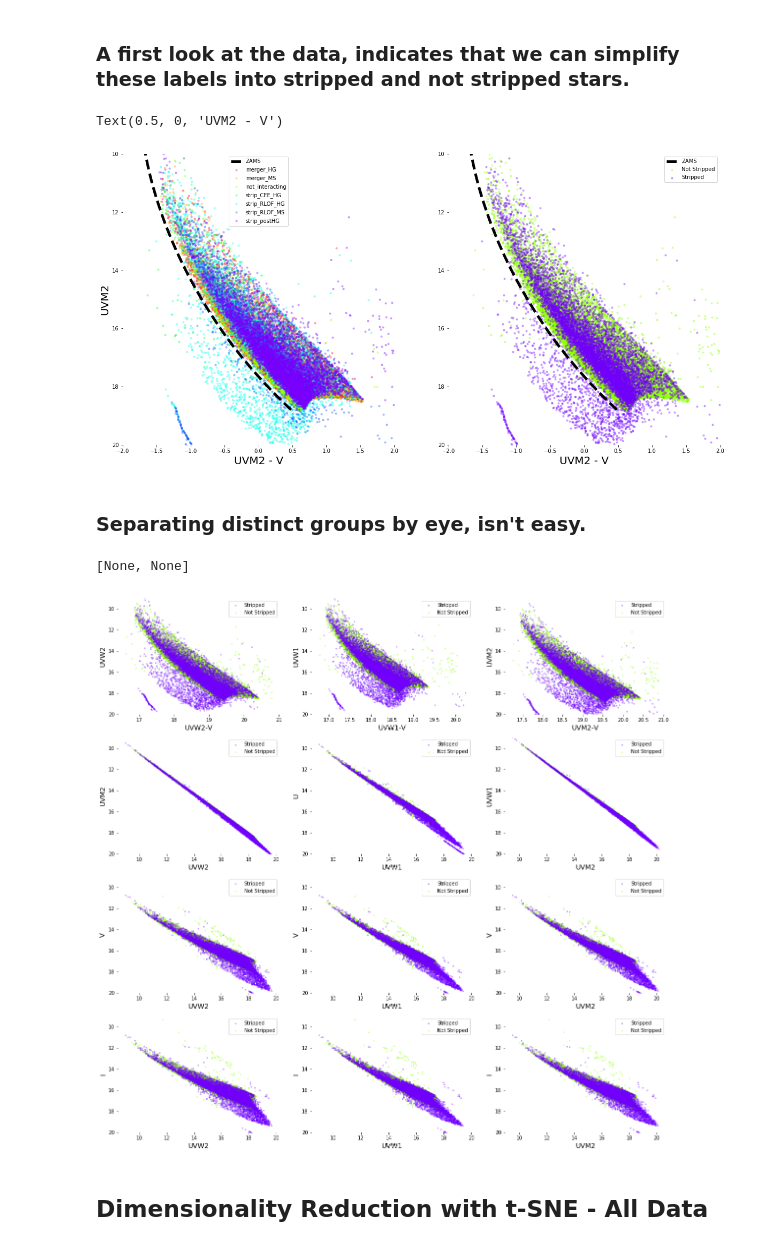
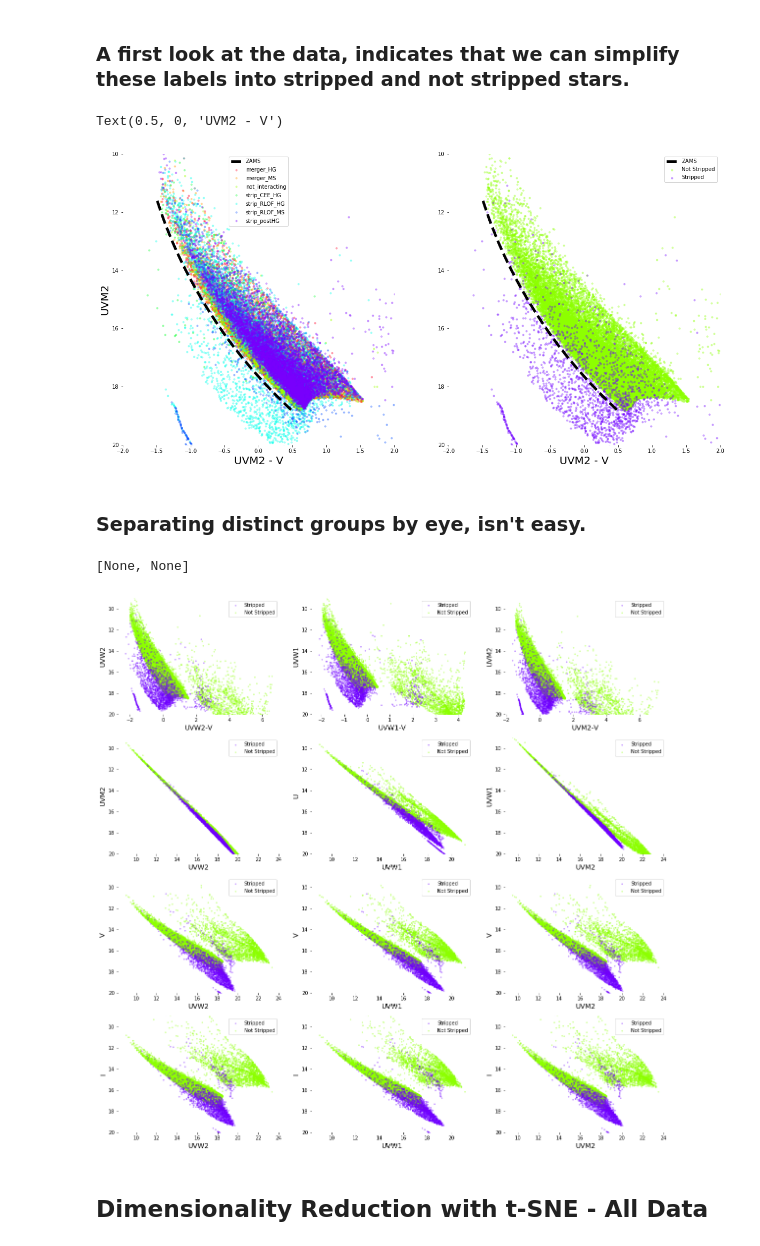
Before and after one commit to AstroLudwig/MachineLearningClass, a Jupyter notebook: Final/ManifoldLearning.ipynb, the cells around one changed output. Cells and saved outputs as stored; diff of their text form; code cells hidden in the pictures.

Commit message:
Fix Issue with stripped stars not being stripped yet

```diff
--- a/Final/ManifoldLearning.ipynb
+++ b/Final/ManifoldLearning.ipynb
@@ -55,7 +57,7 @@ theory = theory.replace([np.inf, -np.inf,'inf',''], np.nan).dropna(axis=0,how='a
 
 # Get the labels
 labels = pd.read_csv("data1_run_Z0.002_10.txt",skiprows=0,delimiter="\s+")
-labels = labels.drop(columns=['Star_state_m1', 'Star_state_m2', 'M1init', 'M2init', 'Pinit', 'M1', 'M2', 'P', 'actual_age', 'apparent_age1', 'apparent_age2', 'log_Teff_1', 'log_Teff_2', 'logg_1', 'logg_2',
+labels = labels.drop(columns=['M1init', 'M2init', 'Pinit', 'M1', 'M2', 'P', 'actual_age', 'apparent_age1', 'apparent_age2', 'log_Teff_1', 'log_Teff_2', 'logg_1', 'logg_2',
        'log_R_1', 'log_R_2', 'log_L_1', 'log_L_2', 'log_abs_mdot_1', 'log_abs_mdot_2', 'XHs_1', 'XHs_2', 'XHes_1', 'XHes_2', '-', '-.1', '-.2', '-.3'])
 
 # Merge the two datasets
@@ -63,19 +65,28 @@ data = theory.merge(labels,on="Star_ID")
 
 # Create Numerical Labels
 data["Labels"] = np.zeros(data.shape[0])
-data.loc[data["Evolution"].isin(["merger_HG","merger_MS","not_interacting",'strip_CEE_HG','strip_postHG']),"Labels"] = 1
-data.loc[data["Evolution"].isin([ 'strip_RLOF_MS','strip_RLOF_HG']),"Labels"] = 2
+
+# If one of the star states is not 2, then it is not a stripped star.
+data.loc[(data["Star_state_m1"] == 2) | (data["Star_state_m2"] == 2), "Labels"] = 2
 
 # ZAMS
 ZAMS = pd.read_csv("ZAMS_Z0.002.txt",delimiter="\s+")
+ZAMS = ZAMS.replace([np.inf, -np.inf,'inf','','-'], np.nan).dropna(axis=0,how='any')
 
 # Reduction
-data = data.drop(data[(data["UVM2_BB_tot"] - data["V_BB_tot"]) > 2].index).reset_index()
+#data = data.drop(data[(data["UVM2_BB_tot"] - data["V_BB_tot"]) > 2].index).reset_index()
 
 # Convert to Apparent
 def app(mag):
     return mag + 5 *np.log10(60000/10)
 
+for label in ['UVW2_BB_tot', 'UVM2_BB_tot', 'UVW1_BB_tot', 'U_BB_tot', 'B_BB_tot', 'V_BB_tot', 'R_BB_tot', 'I_BB_tot', 'J_BB_tot', 'Ks_BB_tot']:
+    data[label] = app(data[label].astype(float))
+for label in ['UVW2_BB', 'UVW2_spec', 'UVM2_BB', 'UVM2_spec', 'UVW1_BB',
+       'UVW1_spec', 'U_BB', 'U_spec', 'B_BB', 'B_spec', 'V_BB', 'V_spec',
+       'R_BB', 'R_spec', 'I_BB', 'I_spec', 'J_BB', 'J_spec', 'H_BB', 'H_spec',
+       'Ks_BB', 'Ks_spec']:
+    ZAMS[label] = app(ZAMS[label].astype(float))
 # Display Data
 data.head()
 # %% [output]
@@ -94,18 +105,23 @@ numerical_labels = ["Not Stripped", "Stripped"]
 UVM2_ALL = [data.loc[data["Evolution"] == state,"UVM2_BB_tot"].astype(float) for state in evolution_labels]
 V_ALL = [data.loc[data["Evolution"] == state,"V_BB_tot"] for state in evolution_labels]
 # Get data by stripped vs not stripped
-UVM2_STRIP = [data.loc[data["Labels"] == state,"UVM2_BB_tot"].astype(float) for state in [1,2]]
-V_STRIP = [data.loc[data["Labels"] == state,"V_BB_tot"] for state in [1,2]]
+UVM2_STRIP = [data.loc[data["Labels"] == state,"UVM2_BB_tot"].astype(float) for state in [0,2]]
+V_STRIP = [data.loc[data["Labels"] == state,"V_BB_tot"] for state in [0,2]]
+
+
+
+
+
 f, (ax,bx) = plt.subplots(1,2,figsize=(20,10))
 cmap = cm.get_cmap("gist_rainbow"); twocolor = [0.3,0.85]
-[ax.scatter(app(UVM2_ALL[i].values) - app(V_ALL[i].values), app(UVM2_ALL[i].values), label=evolution_labels[i],alpha=0.3 ,s=10,c=[cmap(i/7)]) for i in range(len(evolution_labels))]
+[ax.scatter(UVM2_ALL[i] - V_ALL[i], UVM2_ALL[i], label=evolution_labels[i],alpha=0.3 ,s=10,c=[cmap(i/7)]) for i in range(len(evolution_labels))]
 [ax.spines[label].set_visible(False) for label in ["top","bottom","left","right"]]
-[bx.scatter(app(UVM2_STRIP[i].values) - app(V_STRIP[i].values), app(UVM2_STRIP[i].values), label=numerical_labels[i],alpha=0.3, c=[cmap(twocolor[i])],s=10)for i in range(len(numerical_labels))]
+[bx.scatter(UVM2_STRIP[i] - V_STRIP[i], UVM2_STRIP[i], label=numerical_labels[i],alpha=0.3, c=[cmap(twocolor[i])],s=10)for i in range(len(numerical_labels))]
 [bx.spines[label].set_visible(False) for label in ["top","bottom","left","right"]]
 
 # ZAMS
-ax.plot(app(ZAMS.UVM2_BB) - app(ZAMS.V_BB),app(ZAMS.UVM2_BB),linewidth=5,c="black",label="ZAMS",linestyle="--")
-bx.plot(app(ZAMS.UVM2_BB) - app(ZAMS.V_BB),app(ZAMS.UVM2_BB),linewidth=5,c="black",label="ZAMS",linestyle="--")
+ax.plot(ZAMS.UVM2_BB - ZAMS.V_BB,ZAMS.UVM2_BB,linewidth=5,c="black",label="ZAMS",linestyle="--")
+bx.plot(ZAMS.UVM2_BB - ZAMS.V_BB,ZAMS.UVM2_BB,linewidth=5,c="black",label="ZAMS",linestyle="--")
 
 
 ax.set_ylim(20,10); bx.set_ylim(20,10)
@@ -116,18 +132,18 @@ ax.set_xlabel("UVM2 - V",fontsize=20); bx.set_xlabel("UVM2 - V",fontsize=20)
 #plt.ylim(3,-7)
 # %% [output]
 Text(0.5, 0, 'UVM2 - V')
-[figure, old version]
+[figure, new version]
 # %% [markdown]
 ### Separating distinct groups by eye, isn't easy.
 # %%
 stripped = data.loc[data["Labels"] == 2]
-notstripped = data.loc[data["Labels"] == 1]
+notstripped = data.loc[data["Labels"] == 0]
 
 def plot(axis,X,Y,Xlabel,Ylabel,Stripped):
     if Stripped:
-        axis.scatter(app(X),app(Y),c=[cmap(twocolor[1])], s=5,alpha=0.3,label="Stripped",zorder=1)
+        axis.scatter(X,Y,c=[cmap(twocolor[1])], s=5,alpha=0.3,label="Stripped",zorder=1)
     else:
-        axis.scatter(app(X),app(Y),c=[cmap(twocolor[0])], s=5,alpha=0.3,label="Not Stripped",zorder=0)
+        axis.scatter(X,Y,c=[cmap(twocolor[0])], s=5,alpha=0.3,label="Not Stripped",zorder=0)
 
     #axis.set_ylim(axis.get_ylim()[::-1])
     [axis.spines[label].set_visible(False) for label in ["top","bottom","left","right"]]
@@ -136,34 +152,34 @@ def plot(axis,X,Y,Xlabel,Ylabel,Stripped):
     axis.legend()
 
 
 f, axes = plt.subplots(4,3,figsize=(20,20))
 
 [plot(axes[0,0],df["UVW2_BB_tot"].astype(float) - df["V_BB_tot"],df["UVW2_BB_tot"].astype(float),"UVW2-V","UVW2",condition) for condition, df in zip([True,False],[stripped,notstripped])]
 
 [plot(axes[0,1],df["UVW1_BB_tot"].astype(float) - df["V_BB_tot"],df["UVW1_BB_tot"].astype(float),"UVW1-V","UVW1",condition) for condition, df in zip([True,False],[stripped,notstripped])]
 
 [plot(axes[0,2],df["UVM2_BB_tot"].astype(float) - df["V_BB_tot"],df["UVM2_BB_tot"].astype(float),"UVM2-V","UVM2",condition) for condition, df in zip([True,False],[stripped,notstripped])]
 
 [plot(axes[1,0],df["UVW2_BB_tot"].astype(float),df["UVM2_BB_tot"].astype(float),"UVW2","UVM2",condition) for condition, df in zip([True,False],[stripped,notstripped])]
 
 [plot(axes[1,1],df["UVW1_BB_tot"].astype(float),df["U_BB_tot"].astype(float),"UVW1","U",condition) for condition, df in zip([True,False],[stripped,notstripped])]
 
 [plot(axes[1,2],df["UVM2_BB_tot"].astype(float),df["UVW1_BB_tot"].astype(float),"UVM2","UVW1",condition) for condition, df in zip([True,False],[stripped,notstripped])]
 
 [plot(axes[2,0],df["UVW2_BB_tot"].astype(float),df["V_BB_tot"].astype(float),"UVW2","V",condition) for condition, df in zip([True,False],[stripped,notstripped])]
 
 [plot(axes[2,1],df["UVW1_BB_tot"].astype(float),df["V_BB_tot"].astype(float),"UVW1","V",condition) for condition, df in zip([True,False],[stripped,notstripped])]
 
 [plot(axes[2,2],df["UVM2_BB_tot"].astype(float),df["V_BB_tot"].astype(float),"UVM2","V",condition) for condition, df in zip([True,False],[stripped,notstripped])]
 
 [plot(axes[3,0],df["UVW2_BB_tot"].astype(float),df["I_BB_tot"].astype(float),"UVW2","I",condition) for condition, df in zip([True,False],[stripped,notstripped])]
 
 [plot(axes[3,1],df["UVW1_BB_tot"].astype(float),df["I_BB_tot"].astype(float),"UVW1","I",condition) for condition, df in zip([True,False],[stripped,notstripped])]
 
 [plot(axes[3,2],df["UVM2_BB_tot"].astype(float),df["I_BB_tot"].astype(float),"UVM2","I",condition) for condition, df in zip([True,False],[stripped,notstripped])]
 # %% [output]
 [None, None]
-[figure, old version]
+[figure, new version]
 # %% [markdown]
 ## Dimensionality Reduction with t-SNE - All Data
 # %%
```
Also changed, not shown: parts of 29 cells of this notebook, 1 other file.
